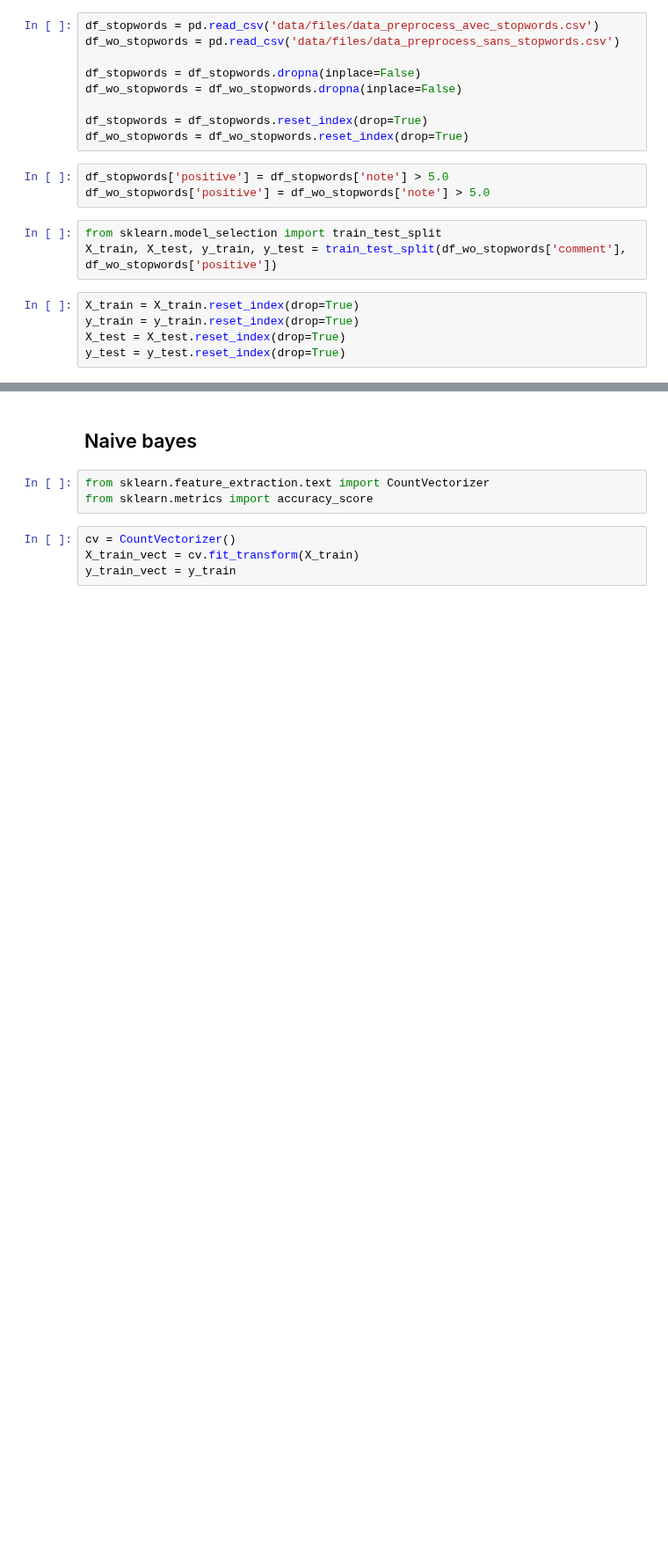
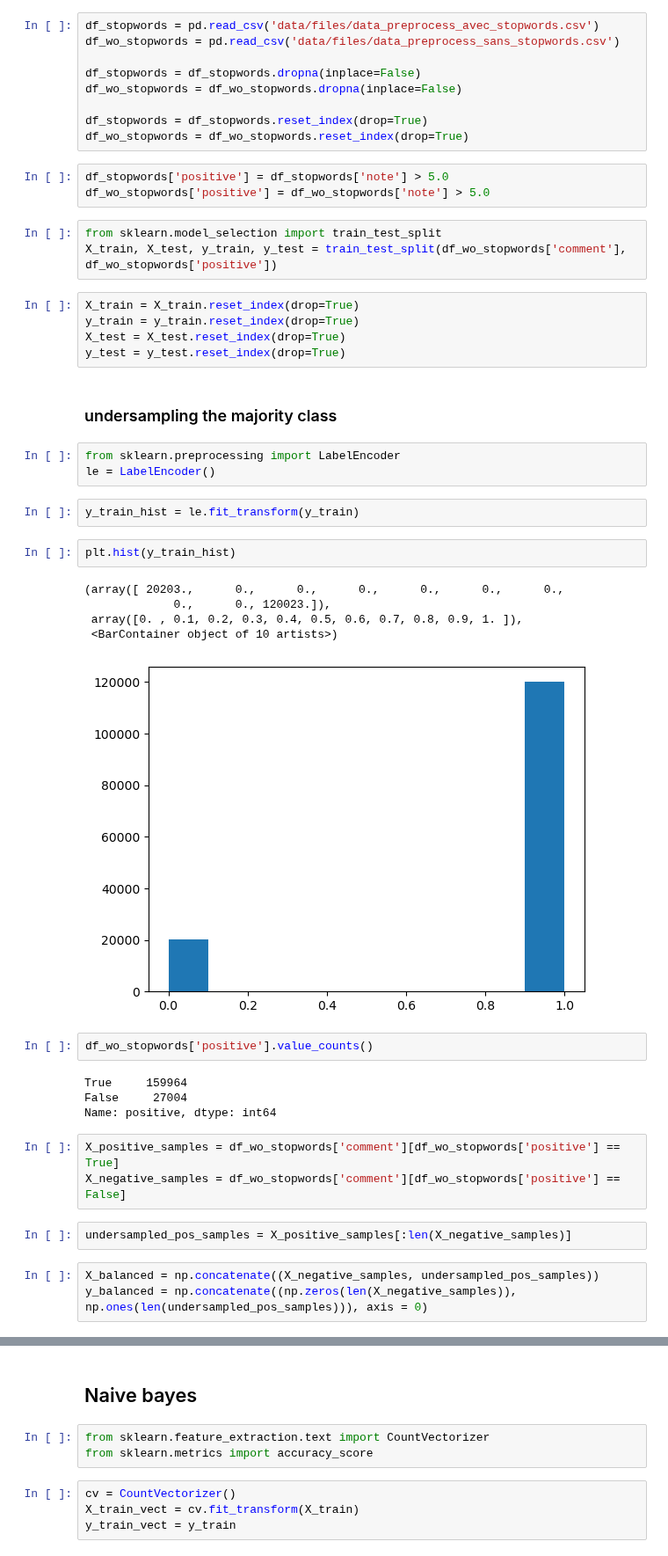
Before and after one commit to egretwAlker/ueprojet, a Jupyter notebook: CM/sem4.ipynb, the cells around one changed output, grey strips where cells are left out. Shown at 88% size. Cells and saved outputs as stored; diff of their text form; blank space fills up the shorter version.

```diff
--- a/CM/sem4.ipynb
+++ b/CM/sem4.ipynb
@@ -31,3 +31,32 @@ X_train = X_train.reset_index(drop=True)
 y_train = y_train.reset_index(drop=True)
 X_test = X_test.reset_index(drop=True)
 y_test = y_test.reset_index(drop=True)
+# %% [markdown]
+### undersampling the majority class
+# %%
+from sklearn.preprocessing import LabelEncoder
+le = LabelEncoder()
+# %%
+y_train_hist = le.fit_transform(y_train)
+# %%
+plt.hist(y_train_hist)
+# %% [output]
+(array([ 20203.,      0.,      0.,      0.,      0.,      0.,      0.,
+             0.,      0., 120023.]),
+ array([0. , 0.1, 0.2, 0.3, 0.4, 0.5, 0.6, 0.7, 0.8, 0.9, 1. ]),
+ <BarContainer object of 10 artists>)
+[figure, added]
+# %%
+df_wo_stopwords['positive'].value_counts()
+# %% [output]
+True     159964
+False     27004
+Name: positive, dtype: int64
+# %%
+X_positive_samples = df_wo_stopwords['comment'][df_wo_stopwords['positive'] == True]
+X_negative_samples = df_wo_stopwords['comment'][df_wo_stopwords['positive'] == False]
+# %%
+undersampled_pos_samples = X_positive_samples[:len(X_negative_samples)]
+# %%
+X_balanced = np.concatenate((X_negative_samples, undersampled_pos_samples))
+y_balanced = np.concatenate((np.zeros(len(X_negative_samples)), np.ones(len(undersampled_pos_samples))), axis = 0)
```
Also changed, not shown: parts of 27 cells of this notebook.
